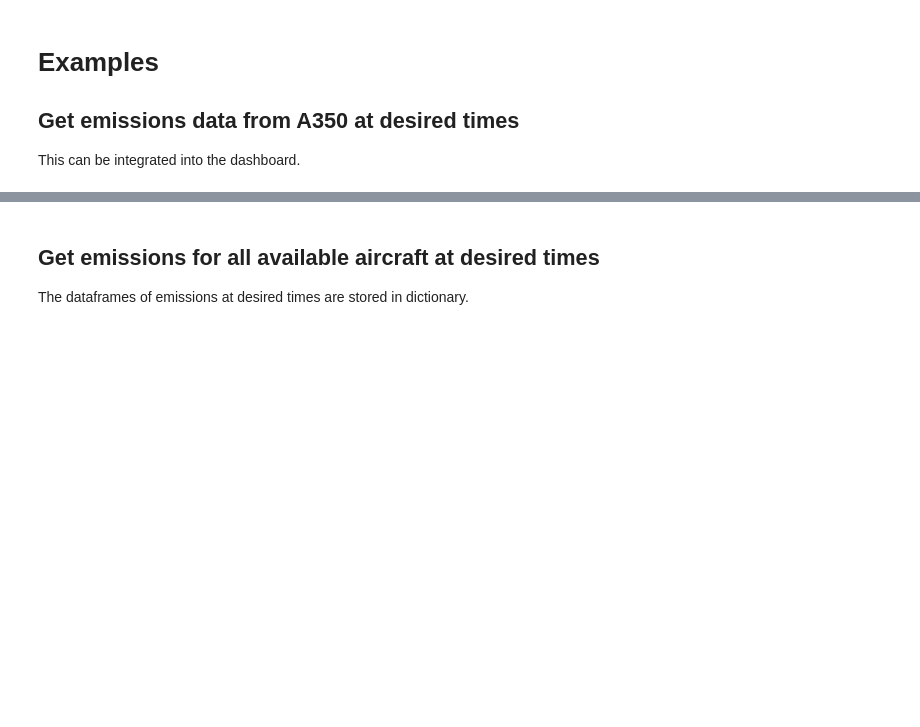
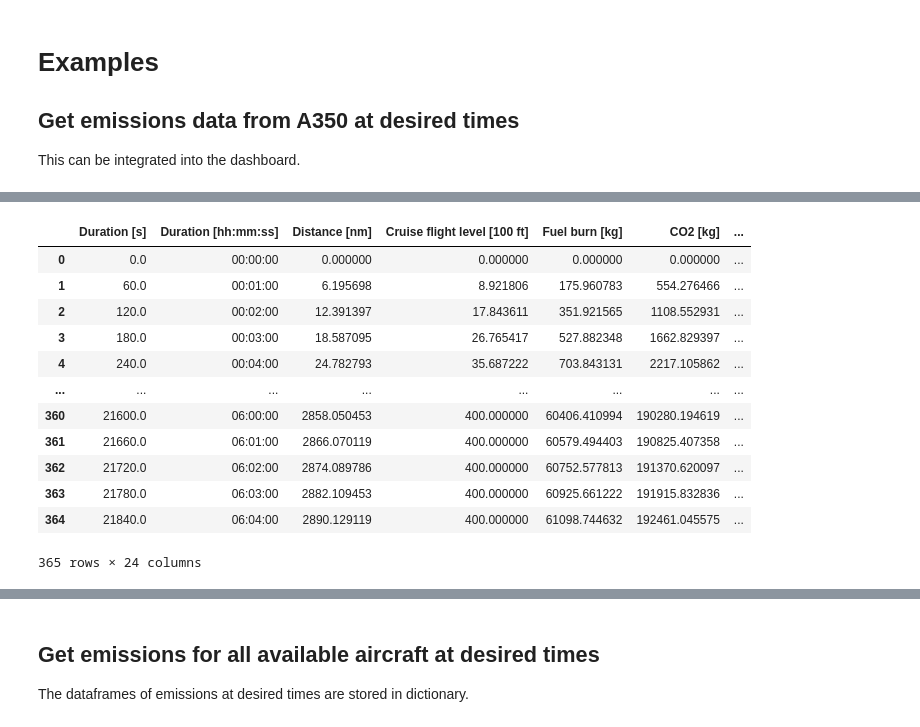
Before and after one commit to nikroeng/dash-manufacture-spc-dashboard, a Jupyter notebook: backend/BackendPrototype.ipynb, the cells around one changed output, grey strips where cells are left out. Saved outputs shown, nothing was run; the diff lists cells and outputs as text; code cells hidden in the pictures; blank space fills up the shorter version.

```diff
--- a/backend/BackendPrototype.ipynb
+++ b/backend/BackendPrototype.ipynb
@@ -227,0 +254,16 @@ output_emissions_at_times_df
+# %%
+output_emissions_at_times_df
+# %% [output]
+|  | Duration [s] | Duration [hh:mm:ss] | Distance [nm] | Cruise flight level [100 ft] | Fuel burn [kg] | CO2 [kg] | ... |
+| 0 | 0.0 | 00:00:00 | 0.000000 | 0.000000 | 0.000000 | 0.000000 | ... |
+| 1 | 60.0 | 00:01:00 | 6.195698 | 8.921806 | 175.960783 | 554.276466 | ... |
+| 2 | 120.0 | 00:02:00 | 12.391397 | 17.843611 | 351.921565 | 1108.552931 | ... |
+| 3 | 180.0 | 00:03:00 | 18.587095 | 26.765417 | 527.882348 | 1662.829397 | ... |
+| 4 | 240.0 | 00:04:00 | 24.782793 | 35.687222 | 703.843131 | 2217.105862 | ... |
+| ... | ... | ... | ... | ... | ... | ... | ... |
+| 360 | 21600.0 | 06:00:00 | 2858.050453 | 400.000000 | 60406.410994 | 190280.194619 | ... |
+| 361 | 21660.0 | 06:01:00 | 2866.070119 | 400.000000 | 60579.494403 | 190825.407358 | ... |
+| 362 | 21720.0 | 06:02:00 | 2874.089786 | 400.000000 | 60752.577813 | 191370.620097 | ... |
+| 363 | 21780.0 | 06:03:00 | 2882.109453 | 400.000000 | 60925.661222 | 191915.832836 | ... |
+| 364 | 21840.0 | 06:04:00 | 2890.129119 | 400.000000 | 61098.744632 | 192461.045575 | ... |
+365 rows × 24 columns
```
Also changed, not shown: parts of 10 cells of this notebook.
